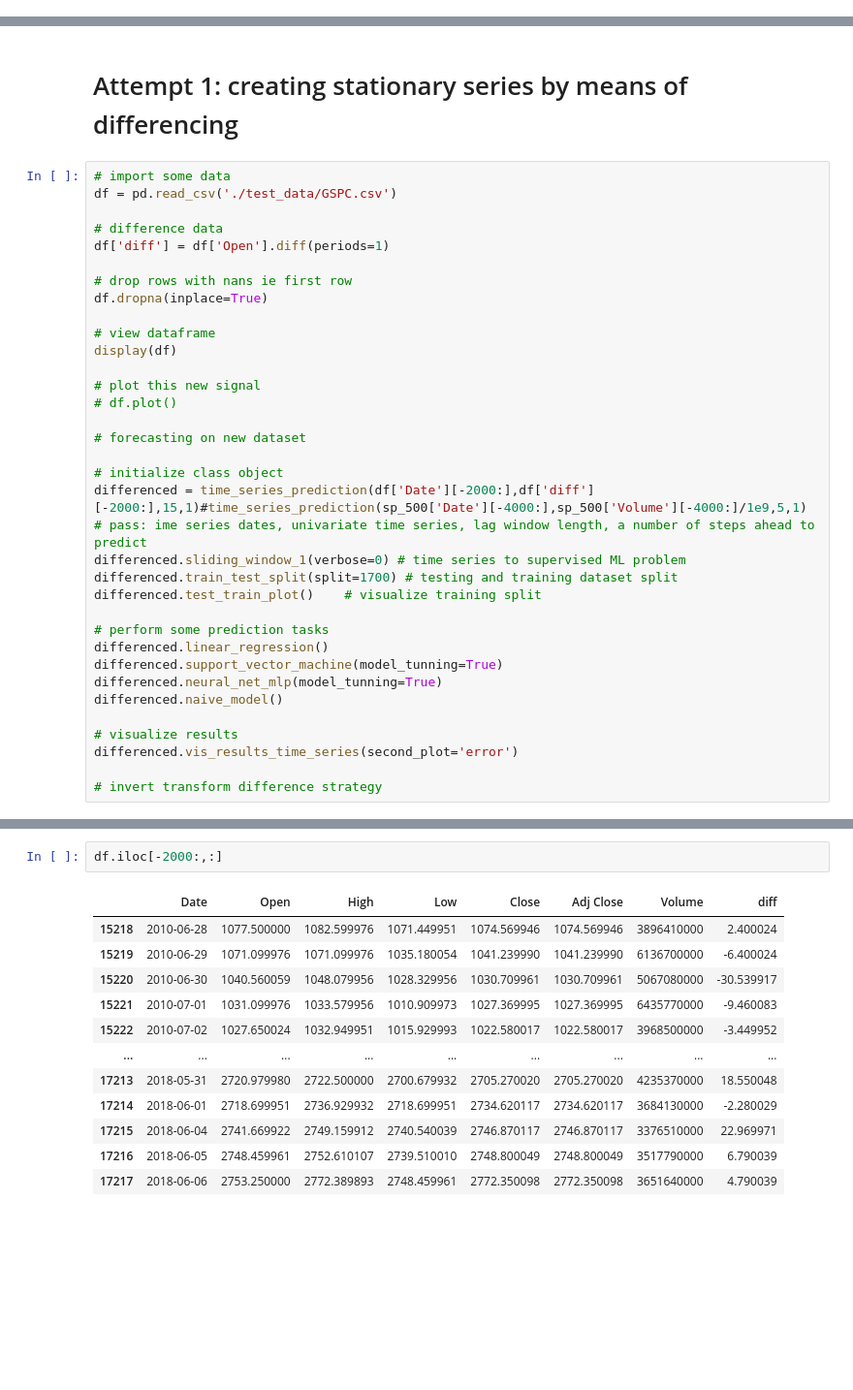
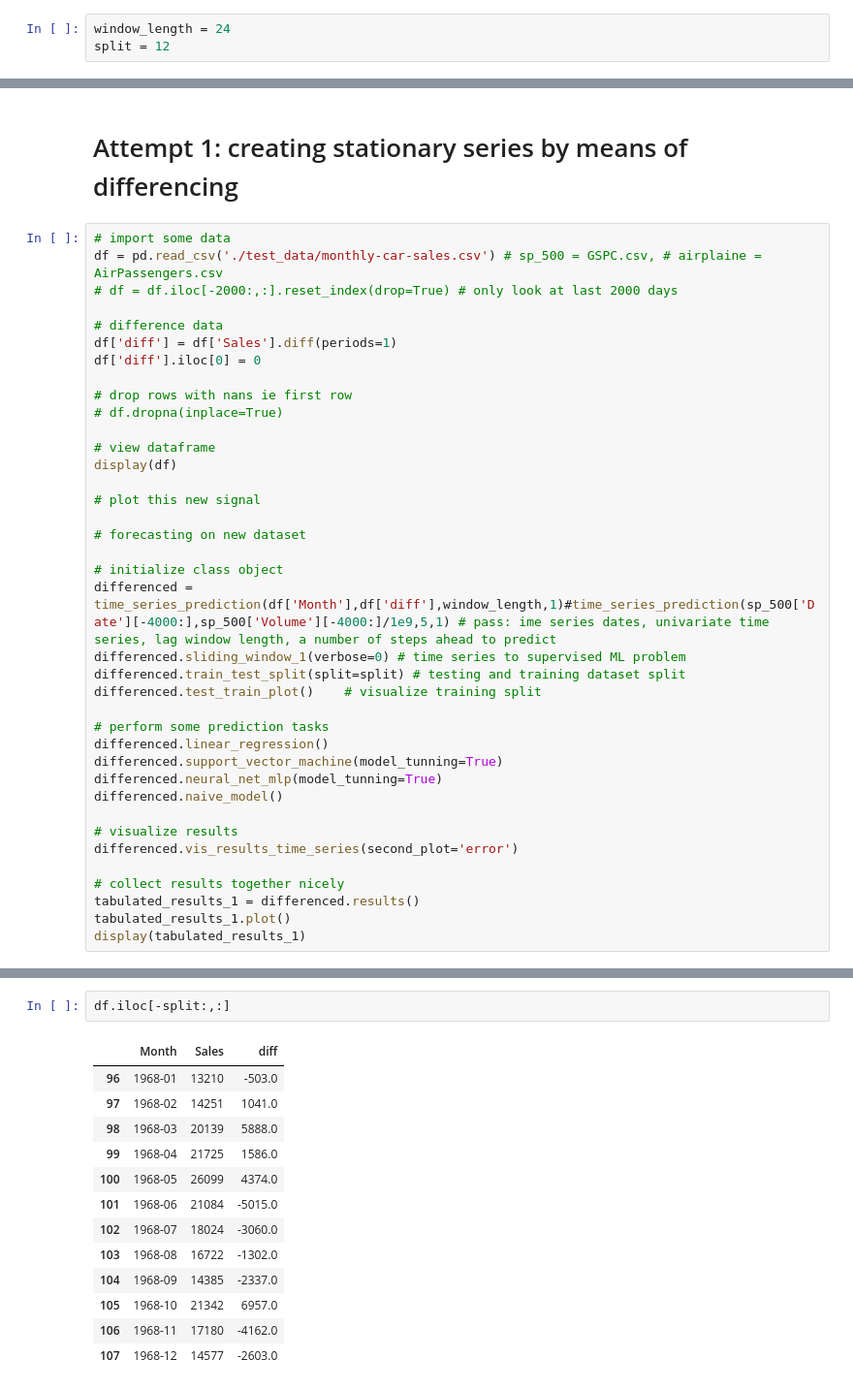
Before and after one commit to tristanmckechnie/tristan_meng_data_science, a Jupyter notebook: differencing_one_dimensional.ipynb, the cells around one changed output, grey strips where cells are left out. Shown at 97% size. Drawn from its saved outputs; the diff is of its cells as text; blank space fills up the shorter version.

```diff
--- a/differencing_one_dimensional.ipynb
+++ b/differencing_one_dimensional.ipynb
@@ -50,5 +47,8 @@ plt.tight_layout()
 Canvas(toolbar=Toolbar(toolitems=[('Home', 'Reset original view', 'home', 'home'), ('Back', 'Back to previous …
 # %% [markdown]
 # 1. Baseline attempt: no feature engineering, just raw data
+# %%
+window_length = 24
+split = 12
 # %%
 # initialize class object
@@ -132,26 +122,27 @@ Canvas(toolbar=Toolbar(toolitems=[('Home', 'Reset original view', 'home', 'home'
 # Attempt 1: creating stationary series by means of differencing
 # %%
 # import some data
-df = pd.read_csv('./test_data/GSPC.csv')
+df = pd.read_csv('./test_data/monthly-car-sales.csv') # sp_500 = GSPC.csv, # airplaine = AirPassengers.csv
+# df = df.iloc[-2000:,:].reset_index(drop=True) # only look at last 2000 days
 
 # difference data
-df['diff'] = df['Open'].diff(periods=1)
+df['diff'] = df['Sales'].diff(periods=1)
+df['diff'].iloc[0] = 0
 
 # drop rows with nans ie first row
-df.dropna(inplace=True)
+# df.dropna(inplace=True)
 
 # view dataframe
 display(df)
 
 # plot this new signal
-# df.plot()
 
 # forecasting on new dataset
 
 # initialize class object
-differenced = time_series_prediction(df['Date'][-2000:],df['diff'][-2000:],15,1)#time_series_prediction(sp_500['Date'][-4000:],sp_500['Volume'][-4000:]/1e9,5,1) # pass: ime series dates, univariate time series, lag window length, a number of steps ahead to predict
+differenced = time_series_prediction(df['Month'],df['diff'],window_length,1)#time_series_prediction(sp_500['Date'][-4000:],sp_500['Volume'][-4000:]/1e9,5,1) # pass: ime series dates, univariate time series, lag window length, a number of steps ahead to predict
 differenced.sliding_window_1(verbose=0) # time series to supervised ML problem
-differenced.train_test_split(split=1700) # testing and training dataset split
+differenced.train_test_split(split=split) # testing and training dataset split
 differenced.test_train_plot()    # visualize training split
 
 # perform some prediction tasks
@@ -163,5 +154,8 @@ differenced.naive_model()
 # visualize results
 differenced.vis_results_time_series(second_plot='error')
 
-# invert transform difference strategy
+# collect results together nicely
+tabulated_results_1 = differenced.results()
+tabulated_results_1.plot()
+display(tabulated_results_1)
 # %% [output]
@@ -221,15 +296,16 @@ Canvas(toolbar=Toolbar(toolitems=[('Home', 'Reset original view', 'home', 'home'
 # %%
-df.iloc[-2000:,:]
+df.iloc[-split:,:]
 # %% [output]
-|  | Date | Open | High | Low | Close | Adj Close | Volume | diff |
-| 15218 | 2010-06-28 | 1077.500000 | 1082.599976 | 1071.449951 | 1074.569946 | 1074.569946 | 3896410000 | 2.400024 |
-| 15219 | 2010-06-29 | 1071.099976 | 1071.099976 | 1035.180054 | 1041.239990 | 1041.239990 | 6136700000 | -6.400024 |
-| 15220 | 2010-06-30 | 1040.560059 | 1048.079956 | 1028.329956 | 1030.709961 | 1030.709961 | 5067080000 | -30.539917 |
-| 15221 | 2010-07-01 | 1031.099976 | 1033.579956 | 1010.909973 | 1027.369995 | 1027.369995 | 6435770000 | -9.460083 |
-| 15222 | 2010-07-02 | 1027.650024 | 1032.949951 | 1015.929993 | 1022.580017 | 1022.580017 | 3968500000 | -3.449952 |
-| ... | ... | ... | ... | ... | ... | ... | ... | ... |
-| 17213 | 2018-05-31 | 2720.979980 | 2722.500000 | 2700.679932 | 2705.270020 | 2705.270020 | 4235370000 | 18.550048 |
-| 17214 | 2018-06-01 | 2718.699951 | 2736.929932 | 2718.699951 | 2734.620117 | 2734.620117 | 3684130000 | -2.280029 |
-| 17215 | 2018-06-04 | 2741.669922 | 2749.159912 | 2740.540039 | 2746.870117 | 2746.870117 | 3376510000 | 22.969971 |
-| 17216 | 2018-06-05 | 2748.459961 | 2752.610107 | 2739.510010 | 2748.800049 | 2748.800049 | 3517790000 | 6.790039 |
-| 17217 | 2018-06-06 | 2753.250000 | 2772.389893 | 2748.459961 | 2772.350098 | 2772.350098 | 3651640000 | 4.790039 |
+|  | Month | Sales | diff |
+| 96 | 1968-01 | 13210 | -503.0 |
+| 97 | 1968-02 | 14251 | 1041.0 |
+| 98 | 1968-03 | 20139 | 5888.0 |
+| 99 | 1968-04 | 21725 | 1586.0 |
+| 100 | 1968-05 | 26099 | 4374.0 |
+| 101 | 1968-06 | 21084 | -5015.0 |
+| 102 | 1968-07 | 18024 | -3060.0 |
+| 103 | 1968-08 | 16722 | -1302.0 |
+| 104 | 1968-09 | 14385 | -2337.0 |
+| 105 | 1968-10 | 21342 | 6957.0 |
+| 106 | 1968-11 | 17180 | -4162.0 |
+| 107 | 1968-12 | 14577 | -2603.0 |
```
Also changed, not shown: parts of 12 cells of this notebook, 7 other files.
